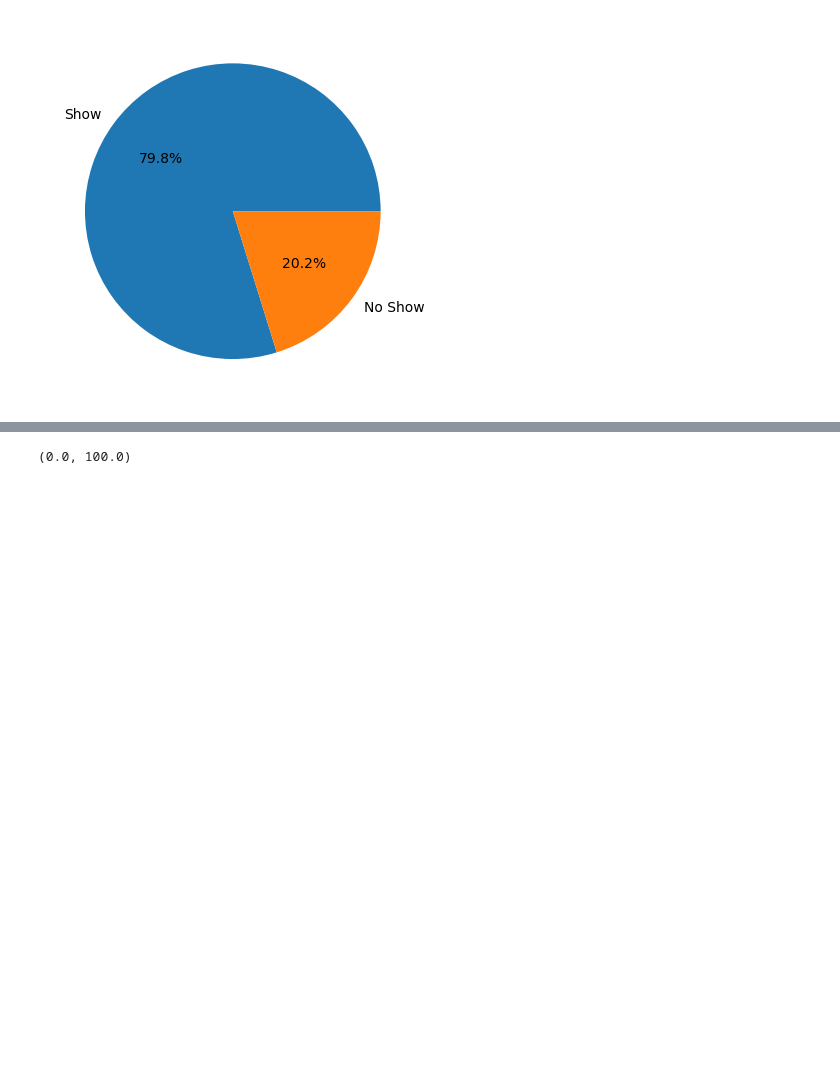
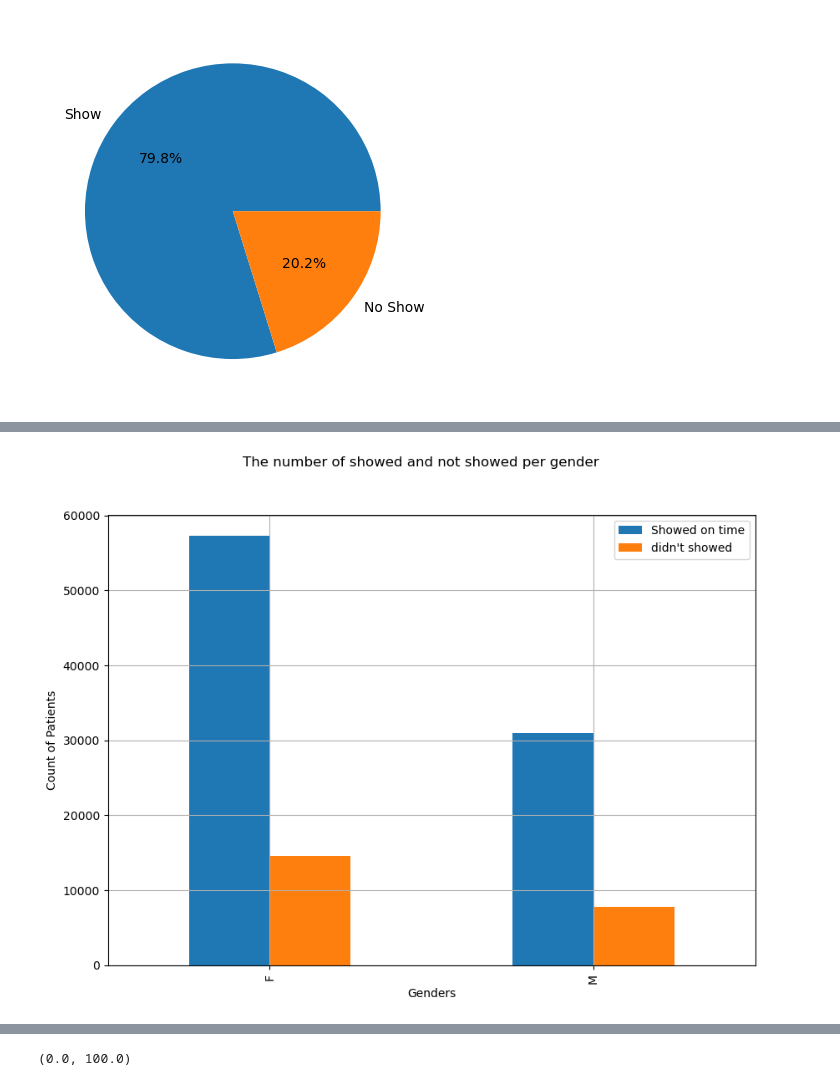
Before and after one commit to tammybenamitay/noshows, a Jupyter notebook: noshows.ipynb, the cells around one changed output, grey strips where cells are left out. Cells and saved outputs as stored; diff of their text form; code cells hidden in the pictures; blank space fills up the shorter version.

```diff
--- a/noshows.ipynb
+++ b/noshows.ipynb
@@ -95 +143,10 @@ df["No-show"] = df["No-show"].map({"Yes":0, "No": 1})
 df["Gender"] = df["Gender"].map({"M":0, "F": 1})
+# %%
+g_ns = orig.groupby(['Gender','No-show']).count()
+g_ns['ScheduledDay'].unstack().plot(kind='bar',grid=True,figsize=(10,7))
+plt.suptitle('The number of showed and not showed per gender')
+plt.legend(["Showed on time",'didn\'t showed'])
+plt.xlabel('Genders')
+plt.ylabel('Count of Patients');
+# %% [output]
+[figure, added]
```
Also changed, not shown: parts of 30 cells of this notebook.
